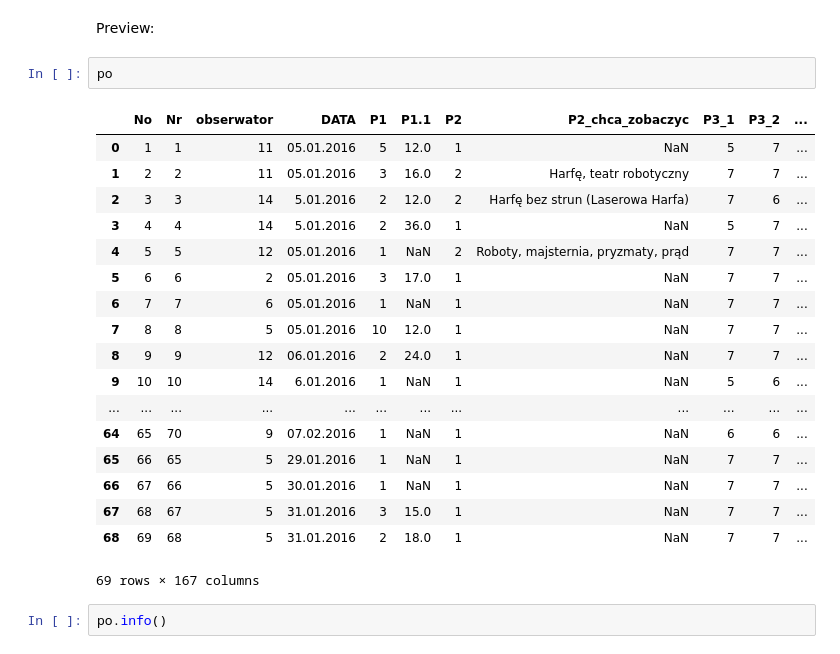
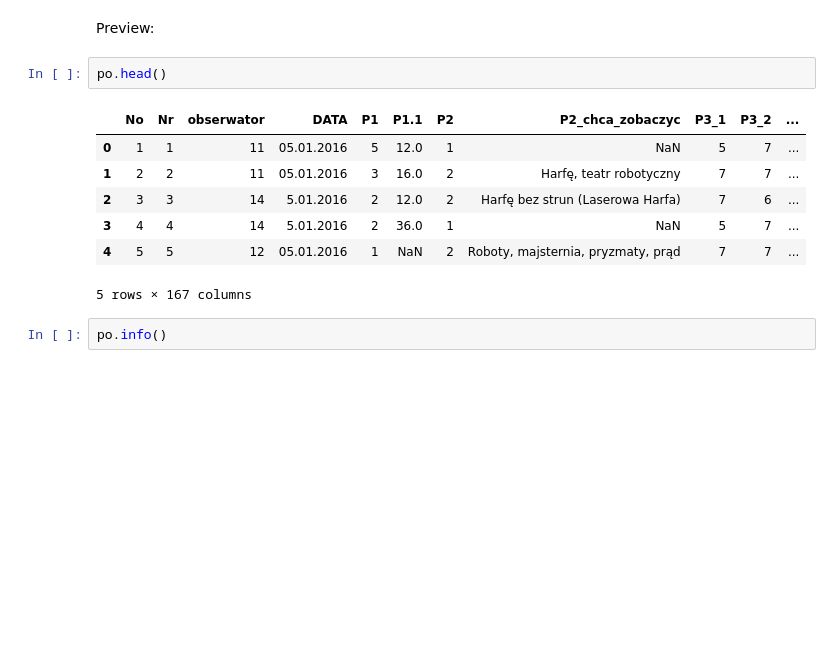
Before and after one commit to wernerolaf/WUM_projekt2, a Jupyter notebook: Prezentacja1.ipynb, the cells around one changed output. Cells and saved outputs as stored; diff of their text form; blank space fills up the shorter version.

```diff
--- a/Prezentacja1.ipynb
+++ b/Prezentacja1.ipynb
@@ -98,26 +87,15 @@ Cechy:
 # %% [markdown]
 Preview:
 # %%
-po
+po.head()
 # %% [output]
 |  | No | Nr | obserwator | DATA | P1 | P1.1 | P2 | P2_chca_zobaczyc | P3_1 | P3_2 | ... |
 | 0 | 1 | 1 | 11 | 05.01.2016 | 5 | 12.0 | 1 | NaN | 5 | 7 | ... |
 | 1 | 2 | 2 | 11 | 05.01.2016 | 3 | 16.0 | 2 | Harfę, teatr robotyczny | 7 | 7 | ... |
 | 2 | 3 | 3 | 14 | 5.01.2016 | 2 | 12.0 | 2 | Harfę bez strun (Laserowa Harfa) | 7 | 6 | ... |
 | 3 | 4 | 4 | 14 | 5.01.2016 | 2 | 36.0 | 1 | NaN | 5 | 7 | ... |
 | 4 | 5 | 5 | 12 | 05.01.2016 | 1 | NaN | 2 | Roboty, majsternia, pryzmaty, prąd | 7 | 7 | ... |
-| 5 | 6 | 6 | 2 | 05.01.2016 | 3 | 17.0 | 1 | NaN | 7 | 7 | ... |
-| 6 | 7 | 7 | 6 | 05.01.2016 | 1 | NaN | 1 | NaN | 7 | 7 | ... |
-| 7 | 8 | 8 | 5 | 05.01.2016 | 10 | 12.0 | 1 | NaN | 7 | 7 | ... |
-| 8 | 9 | 9 | 12 | 06.01.2016 | 2 | 24.0 | 1 | NaN | 7 | 7 | ... |
-| 9 | 10 | 10 | 14 | 6.01.2016 | 1 | NaN | 1 | NaN | 5 | 6 | ... |
-| ... | ... | ... | ... | ... | ... | ... | ... | ... | ... | ... | ... |
-| 64 | 65 | 70 | 9 | 07.02.2016 | 1 | NaN | 1 | NaN | 6 | 6 | ... |
-| 65 | 66 | 65 | 5 | 29.01.2016 | 1 | NaN | 1 | NaN | 7 | 7 | ... |
-| 66 | 67 | 66 | 5 | 30.01.2016 | 1 | NaN | 1 | NaN | 7 | 7 | ... |
-| 67 | 68 | 67 | 5 | 31.01.2016 | 3 | 15.0 | 1 | NaN | 7 | 7 | ... |
-| 68 | 69 | 68 | 5 | 31.01.2016 | 2 | 18.0 | 1 | NaN | 7 | 7 | ... |
-69 rows × 167 columns
+5 rows × 167 columns
 # %%
 po.info()
 # %% [output]
```
Also changed, not shown: parts of 1 cell of this notebook.
